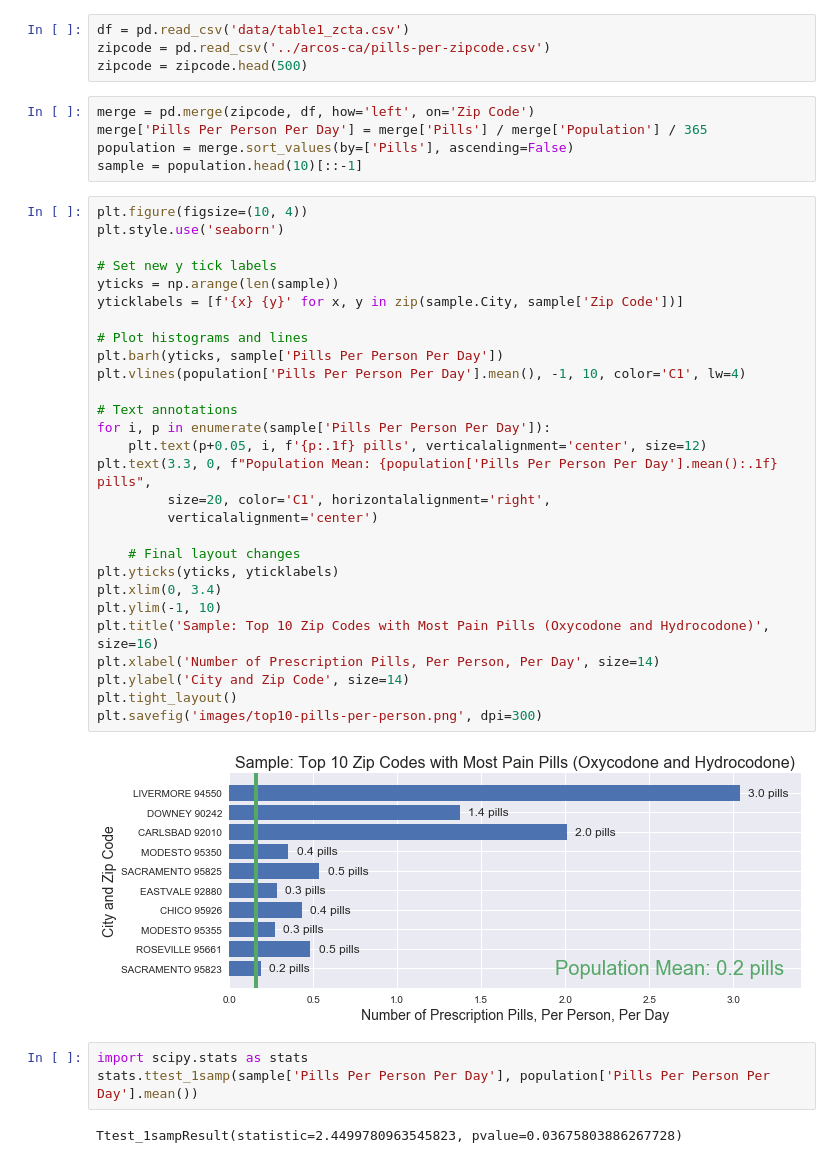
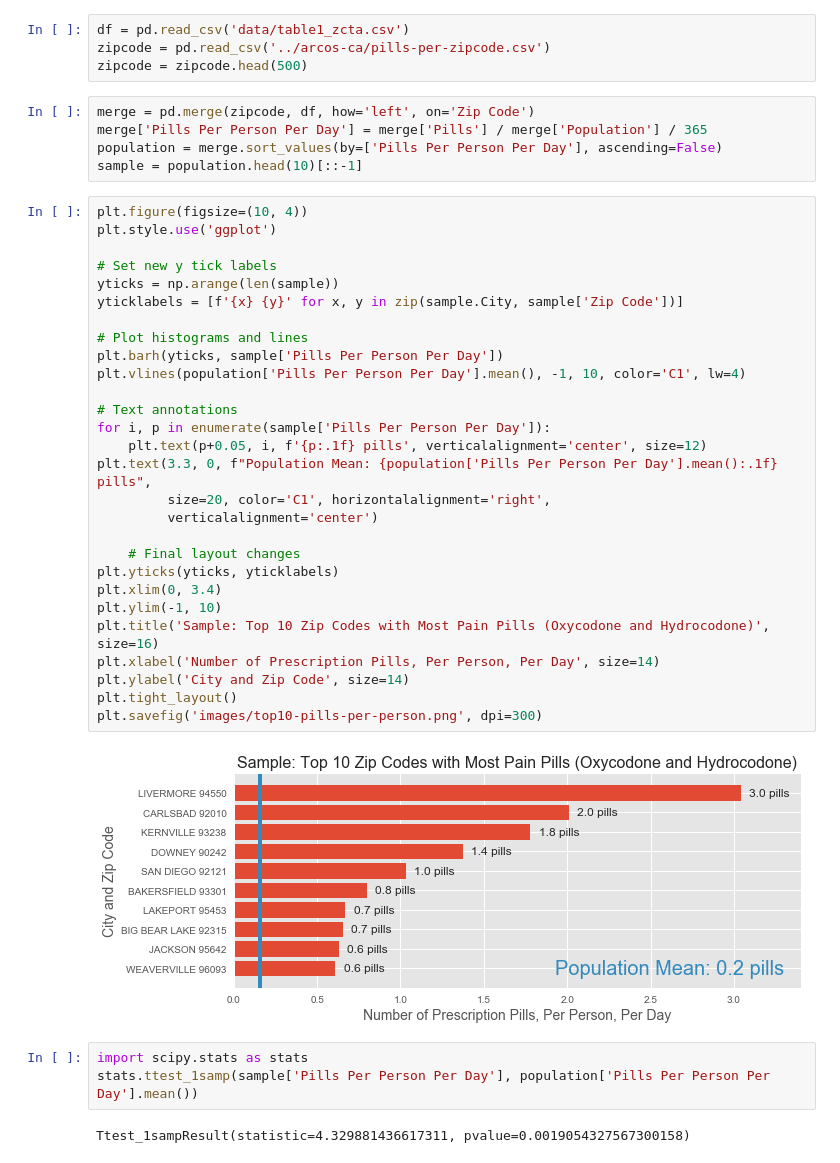
Before and after one commit to davidjaimes/pain-pills-in-the-usa, a Jupyter notebook: David/census/pills-per-person.ipynb, the cells around one changed output. Cells and saved outputs as stored; diff of their text form.

```diff
--- a/David/census/pills-per-person.ipynb
+++ b/David/census/pills-per-person.ipynb
@@ -10,40 +10,40 @@ zipcode = zipcode.head(500)
 # %%
 merge = pd.merge(zipcode, df, how='left', on='Zip Code')
 merge['Pills Per Person Per Day'] = merge['Pills'] / merge['Population'] / 365
-population = merge.sort_values(by=['Pills'], ascending=False)
+population = merge.sort_values(by=['Pills Per Person Per Day'], ascending=False)
 sample = population.head(10)[::-1]
 # %%
 plt.figure(figsize=(10, 4))
-plt.style.use('seaborn')
+plt.style.use('ggplot')
 
 # Set new y tick labels
 yticks = np.arange(len(sample))
 yticklabels = [f'{x} {y}' for x, y in zip(sample.City, sample['Zip Code'])]
 
 # Plot histograms and lines
 plt.barh(yticks, sample['Pills Per Person Per Day'])
 plt.vlines(population['Pills Per Person Per Day'].mean(), -1, 10, color='C1', lw=4)
 
 # Text annotations
 for i, p in enumerate(sample['Pills Per Person Per Day']):
     plt.text(p+0.05, i, f'{p:.1f} pills', verticalalignment='center', size=12)
 plt.text(3.3, 0, f"Population Mean: {population['Pills Per Person Per Day'].mean():.1f} pills",
          size=20, color='C1', horizontalalignment='right',
          verticalalignment='center')
 
     # Final layout changes
 plt.yticks(yticks, yticklabels)
 plt.xlim(0, 3.4)
 plt.ylim(-1, 10)
 plt.title('Sample: Top 10 Zip Codes with Most Pain Pills (Oxycodone and Hydrocodone)', size=16)
 plt.xlabel('Number of Prescription Pills, Per Person, Per Day', size=14)
 plt.ylabel('City and Zip Code', size=14)
 plt.tight_layout()
 plt.savefig('images/top10-pills-per-person.png', dpi=300)
 # %% [output]
-[figure, old version]
+[figure, new version]
 # %%
 import scipy.stats as stats
 stats.ttest_1samp(sample['Pills Per Person Per Day'], population['Pills Per Person Per Day'].mean())
 # %% [output]
-Ttest_1sampResult(statistic=2.4499780963545823, pvalue=0.03675803886267728)
+Ttest_1sampResult(statistic=4.329881436617311, pvalue=0.0019054327567300158)
```
Also changed, not shown: 9 other files.
